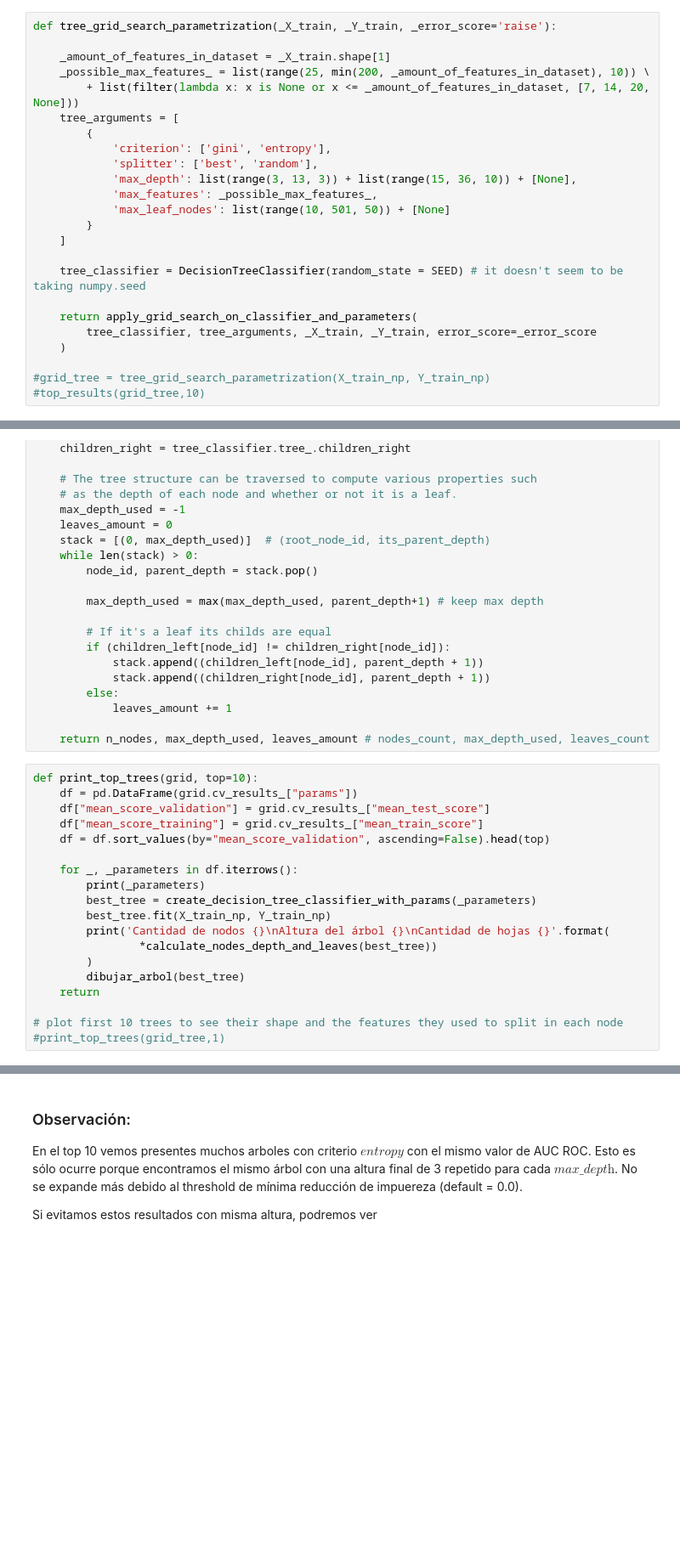
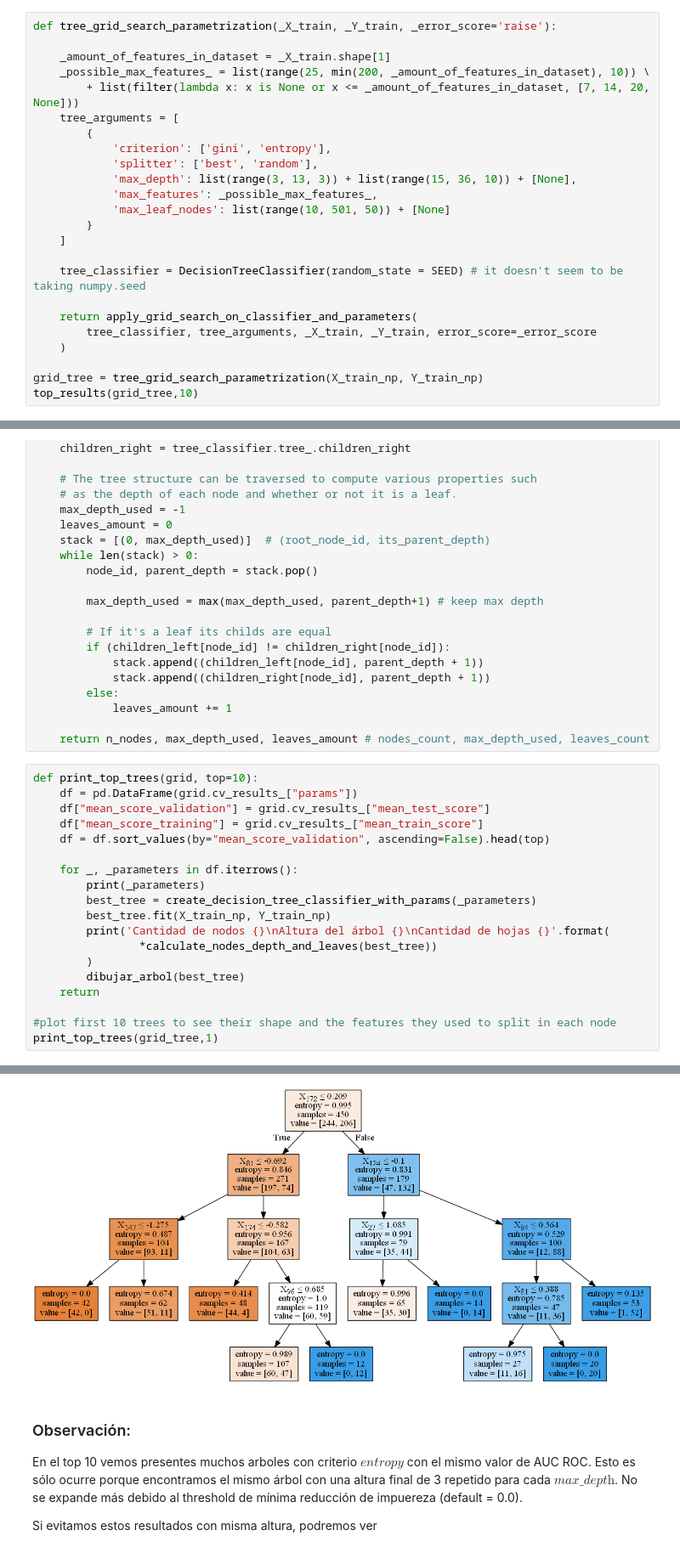
Before and after one commit to BrianBohe/aa-notebooks, a Jupyter notebook: TP1/TP1.ipynb, the cells around one changed output, grey strips where cells are left out. Shown at 85% size. Drawn from its saved outputs; the diff is of its cells as text; blank space fills up the shorter version.

```diff
--- a/TP1/TP1.ipynb
+++ b/TP1/TP1.ipynb
@@ -463,5 +463,5 @@ def tree_grid_search_parametrization(_X_train, _Y_train, _error_score='raise'):
         tree_classifier, tree_arguments, _X_train, _Y_train, error_score=_error_score
     )
 
-#grid_tree = tree_grid_search_parametrization(X_train_np, Y_train_np)
-#top_results(grid_tree,10)
+grid_tree = tree_grid_search_parametrization(X_train_np, Y_train_np)
+top_results(grid_tree,10)
@@ -553,5 +566,6 @@ def print_top_trees(grid, top=10):
         dibujar_arbol(best_tree)
     return
 
-# plot first 10 trees to see their shape and the features they used to split in each node
-#print_top_trees(grid_tree,1)
+#plot first 10 trees to see their shape and the features they used to split in each node
+print_top_trees(grid_tree,1)
+# %% [output]
@@ -558,3 +583,4 @@ def print_top_trees(grid, top=10):
+[figure, added]
 # %% [markdown]
 ### Observación:
 En el top 10 vemos presentes muchos arboles con criterio $\textit{entropy}$ con el mismo valor de AUC ROC. Esto es sólo ocurre porque encontramos el mismo árbol con una altura final de 3 repetido para cada $\textit{max_depth}$. No se expande más debido al threshold de mínima reducción de impuereza (default = 0.0).
```
Also changed, not shown: parts of 29 cells of this notebook.
